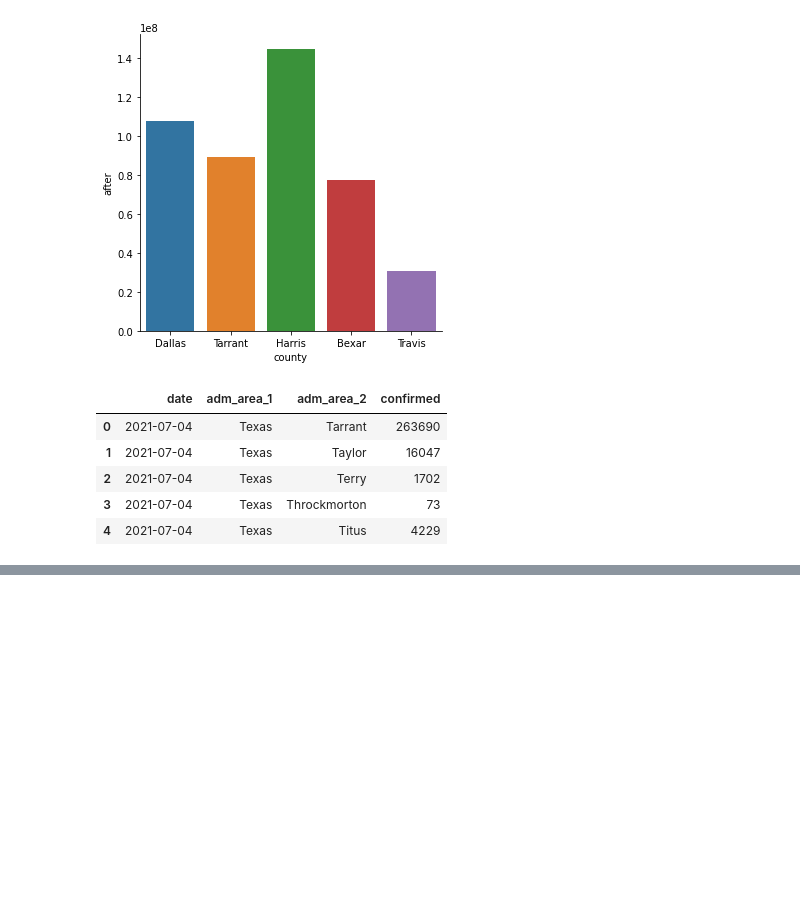
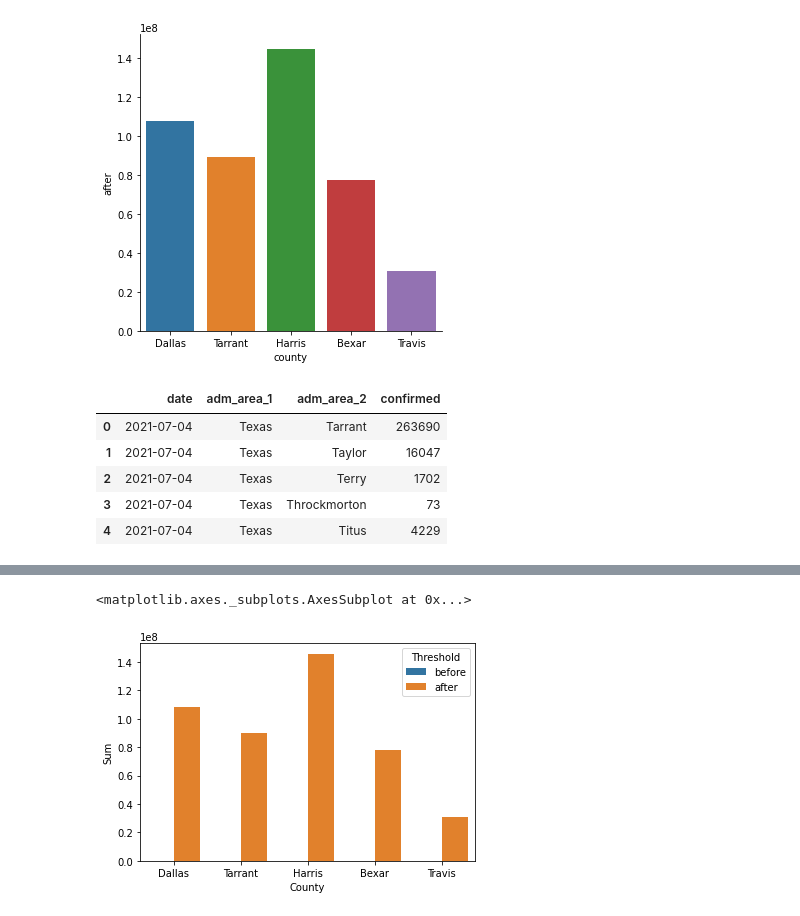
Before and after one commit to mudita11/Covid-visual, a Jupyter notebook: Test1.ipynb, the cells around one changed output, grey strips where cells are left out. Cells and saved outputs as stored; diff of their text form; code cells hidden in the pictures; blank space fills up the shorter version.

```diff
--- a/Test1.ipynb
+++ b/Test1.ipynb
@@ -156,3 +156,17 @@ df_mobility.head()
 | 2 | GOOGLE_MOBILITY | 2020-05-03 | United States | USA | Texas | Kerr | None | NaN | ... |
 | 3 | APPLE_MOBILITY | 2021-01-18 | United States | USA | Texas | Bexar | None | NaN | ... |
 | 4 | GOOGLE_MOBILITY | 2020-04-17 | United States | USA | Texas | Kerr | None | NaN | ... |
+# %%
+county = ['Dallas', 'Tarrant', 'Harris', 'Bexar', 'Travis']
+start_date = datetime.date(year=2020,  month=5,  day=1)
+county_1 = []
+agg_confirmed = []
+before_after = []
+for item in county:
+    county_1.append(item)
+    agg_confirmed.append(df_epidemiology.loc[(df_epidemiology['adm_area_2'] == item) & (df_epidemiology['date'] < start_date), 'confirmed'].sum())
+    before_after.append('before')
+for item in county:
+    county_1.append(item)
+    agg_confirmed.append(df_epidemiology.loc[(df_epidemiology['adm_area_2'] == item) & (df_epidemiology['date'] > start_date), 'confirmed'].sum())
+    before_after.append('after')
@@ -158,0 +177,3 @@ df_mobility.head()
+# %%
+df_barplot = pd.DataFrame(list(zip(county_1, agg_confirmed, before_after)), columns =['County', 'Sum', 'Threshold'])
+df_barplot
@@ -158,0 +192,5 @@ df_mobility.head()
+# %%
+sns.barplot(x = 'County', y = 'Sum', hue = 'Threshold', data = df_barplot)
+# %% [output]
+<matplotlib.axes._subplots.AxesSubplot at 0x...>
+[figure, added]
```
Also changed, not shown: parts of 2 cells of this notebook.
